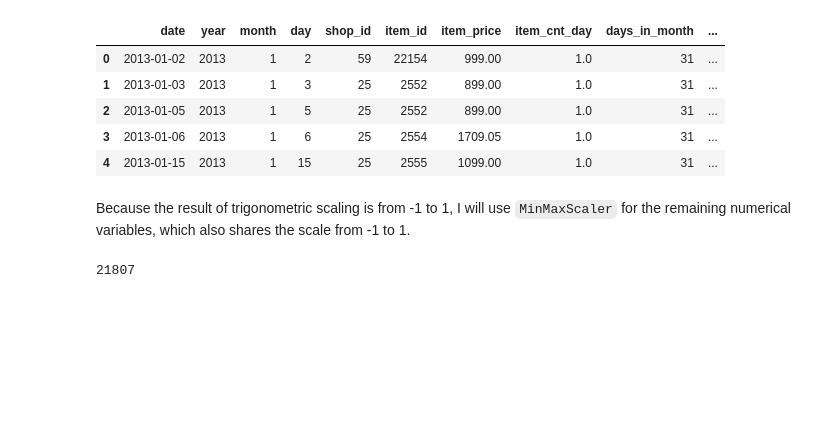
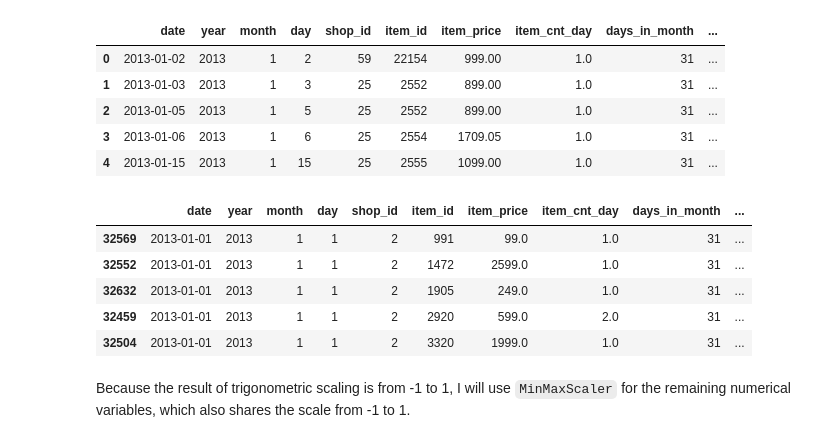
Before and after one commit to thaianle/future-sales-prediction, a Jupyter notebook: prediction_code.ipynb, the cells around one changed output. Cells and saved outputs as stored; diff of their text form; code cells hidden in the pictures; blank space fills up the shorter version.

Commit message:
Preprocess data and use first regression model

````diff
--- a/prediction_code.ipynb
+++ b/prediction_code.ipynb
@@ -610,9 +595,16 @@ sales_train_day.head()
 | 2 | 2013-01-05 | 2013 | 1 | 5 | 25 | 2552 | 899.00 | 1.0 | 31 | ... |
 | 3 | 2013-01-06 | 2013 | 1 | 6 | 25 | 2554 | 1709.05 | 1.0 | 31 | ... |
 | 4 | 2013-01-15 | 2013 | 1 | 15 | 25 | 2555 | 1099.00 | 1.0 | 31 | ... |
+# %%
+# Sort the data in chronological order
+sales_train_day.sort_values(['date', 'shop_id', 'item_id'], inplace = True)
+sales_train_day.head()
+# %% [output]
+|  | date | year | month | day | shop_id | item_id | item_price | item_cnt_day | days_in_month | ... |
+| 32569 | 2013-01-01 | 2013 | 1 | 1 | 2 | 991 | 99.0 | 1.0 | 31 | ... |
+| 32552 | 2013-01-01 | 2013 | 1 | 1 | 2 | 1472 | 2599.0 | 1.0 | 31 | ... |
+| 32632 | 2013-01-01 | 2013 | 1 | 1 | 2 | 1905 | 249.0 | 1.0 | 31 | ... |
+| 32459 | 2013-01-01 | 2013 | 1 | 1 | 2 | 2920 | 599.0 | 2.0 | 31 | ... |
+| 32504 | 2013-01-01 | 2013 | 1 | 1 | 2 | 3320 | 1999.0 | 1.0 | 31 | ... |
 # %% [markdown]
 Because the result of trigonometric scaling is from -1 to 1, I will use ```MinMaxScaler``` for the remaining numerical variables, which also shares the scale from -1 to 1.
-# %%
-sales_train_day['item_id'].nunique()
-# %% [output]
-21807
````
Also changed, not shown: parts of 14 cells of this notebook.
